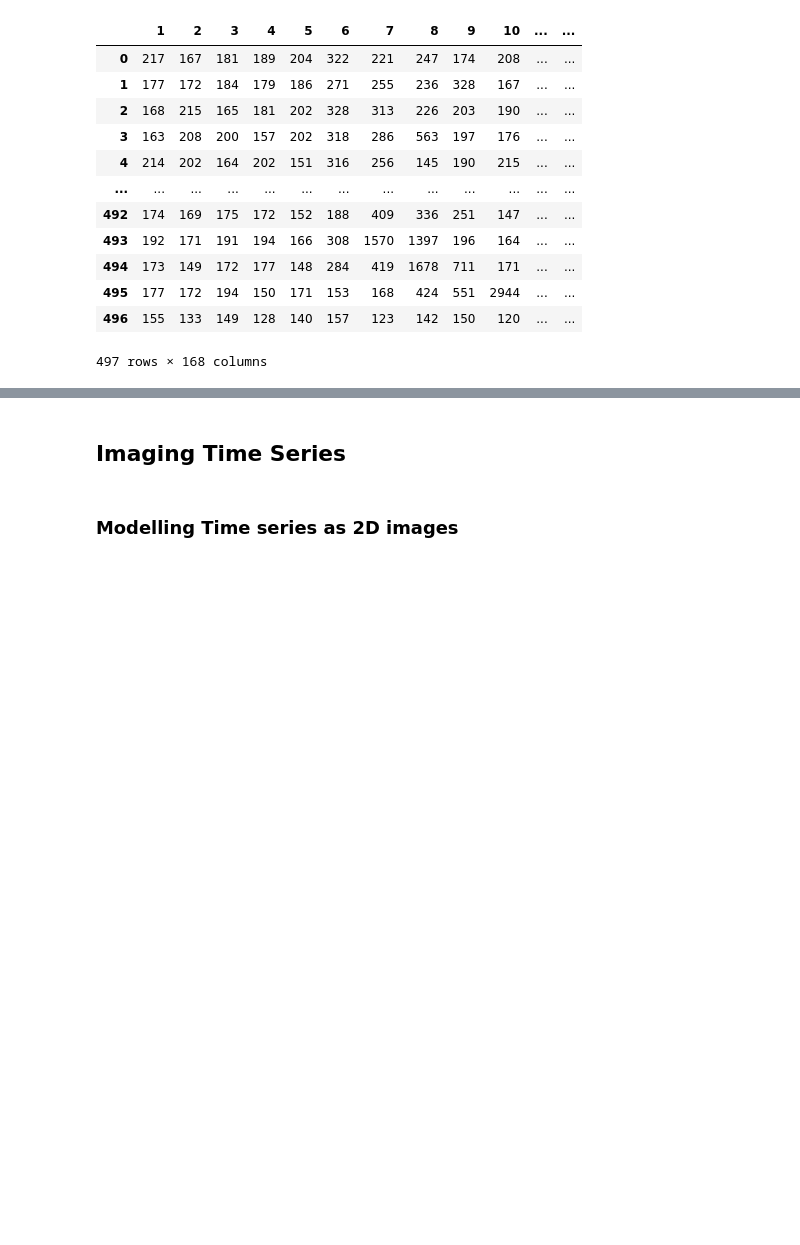
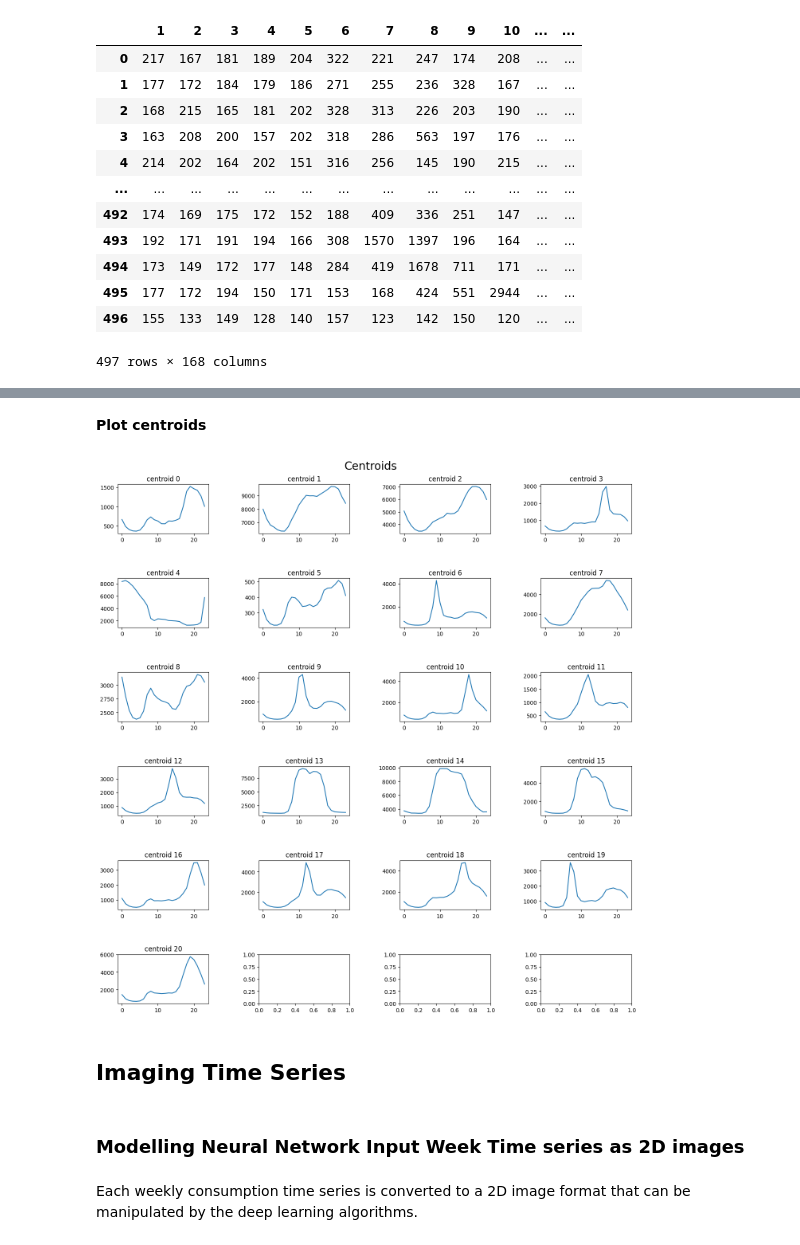
Before and after one commit to FranUrsus/TimeSeriesImaging, a Jupyter notebook: scripts/main.ipynb, the cells around one changed output, grey strips where cells are left out. Saved outputs shown, nothing was run; the diff lists cells and outputs as text; code cells hidden in the pictures; blank space fills up the shorter version.

```diff
--- a/scripts/main.ipynb
+++ b/scripts/main.ipynb
@@ -113,0 +240,4 @@ aux.plotTimeSeries(rowTS[0:23])
+# %%
+dfCentroids = pd.DataFrame(centroids, columns = [*range(0, 24, 1)] )
+dfCentroids = dfCentroids.round(2)
+dfCentroids
@@ -114,4 +263,23 @@ aux.plotTimeSeries(rowTS[0:23])
+# %% [markdown]
+**Plot centroids**
+# %%
+M =6
+N= 4
+fig, axs = plt.subplots(M, N,figsize=(15,15))
+fig.tight_layout(pad=6.0)
+fig.suptitle('Centroids', fontsize=20)
+centroids_id = 0
+for i in range(M):
+    for j in range(N):
+            if centroids_id<len(centroids):
+                axs[i,j].plot(dfCentroids.iloc[centroids_id])
+                axs[i, j].set_title("centroid " + str(centroids_id))
+                centroids_id+=1
+# %% [output]
+[figure, added]
 # %% [markdown]
 ## Imaging Time Series
 # %% [markdown]
-### Modelling Time series as 2D images
+### Modelling Neural Network Input Week Time series as 2D images
+# %% [markdown]
+Each weekly consumption time series is converted to a 2D image format that can be manipulated by the deep learning algorithms.
```
Also changed, not shown: parts of 14 cells of this notebook, 3 other files.
